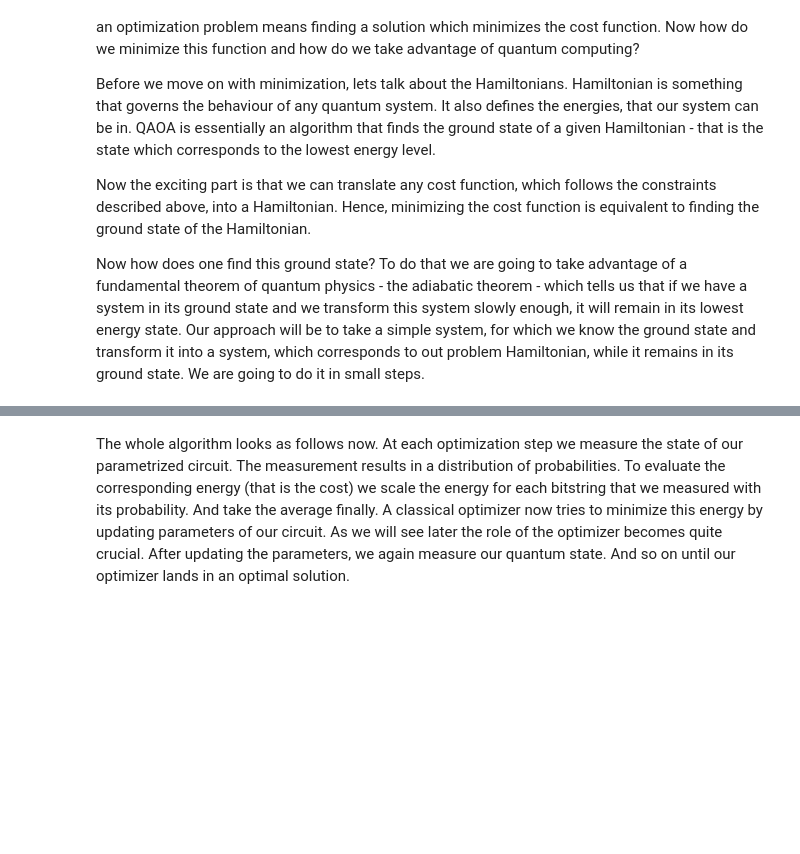
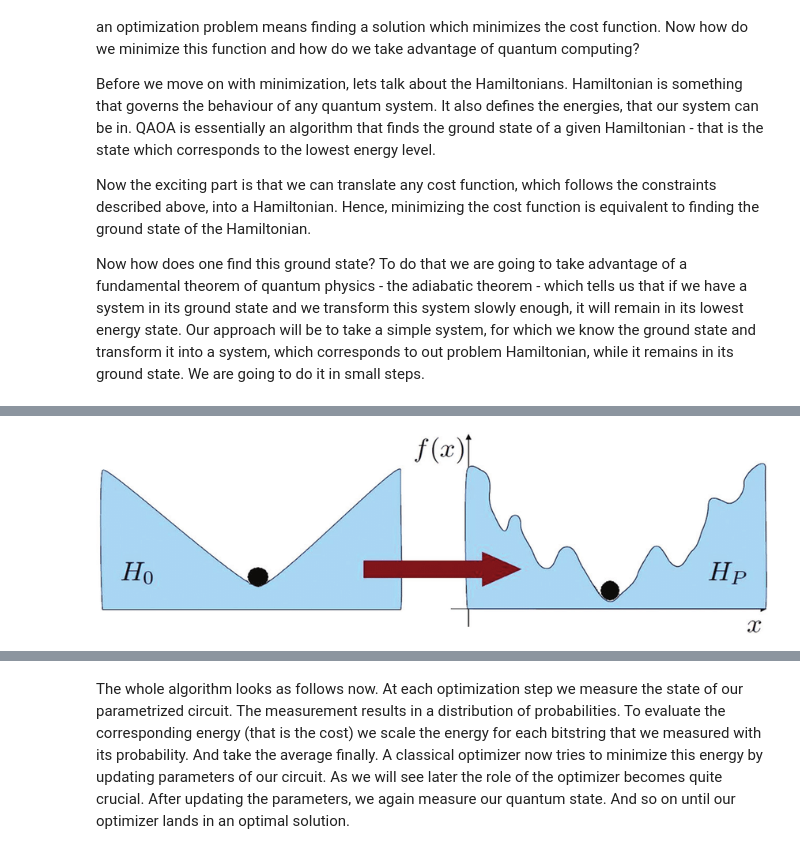
Before and after one commit to nicolasthill/Qiskit-Hackathon-at-World-of-QUANTUM, a Jupyter notebook: QAOA 101/QAOA_Theoretical_Background.ipynb, the cells around one changed output, grey strips where cells are left out. Saved outputs shown, nothing was run; the diff lists cells and outputs as text; code cells hidden in the pictures; blank space fills up the shorter version.

Commit message:
updating images

```diff
--- a/QAOA 101/QAOA_Theoretical_Background.ipynb
+++ b/QAOA 101/QAOA_Theoretical_Background.ipynb
@@ -43,6 +56,7 @@ system slowly enough, it will remain in its lowest energy state. Our approach wi
 we know the ground state and transform it into a system, which corresponds to out problem Hamiltonian, while it remains
 in its ground state. We are going to do it in small steps.
 # %%
-Image(url= "images/Adiabatic-quantum-computation.png")
+from IPython.display import Image
+Image("images/Adiabatic-quantum-computation.png")
 #source: https://www.researchgate.net/figure/Adiabatic-quantum-computation-The-energy-landscape-is-first-a-simple-one-with-one-global_fig2_315416652
 # %% [output]
@@ -50,3 +63,4 @@ Image(url= "images/Adiabatic-quantum-computation.png")
+[figure, added]
 # %% [markdown]
 Before we can understand how it is done, we are going to need some mathematical background.
 
```
Also changed, not shown: parts of 9 cells of this notebook.
